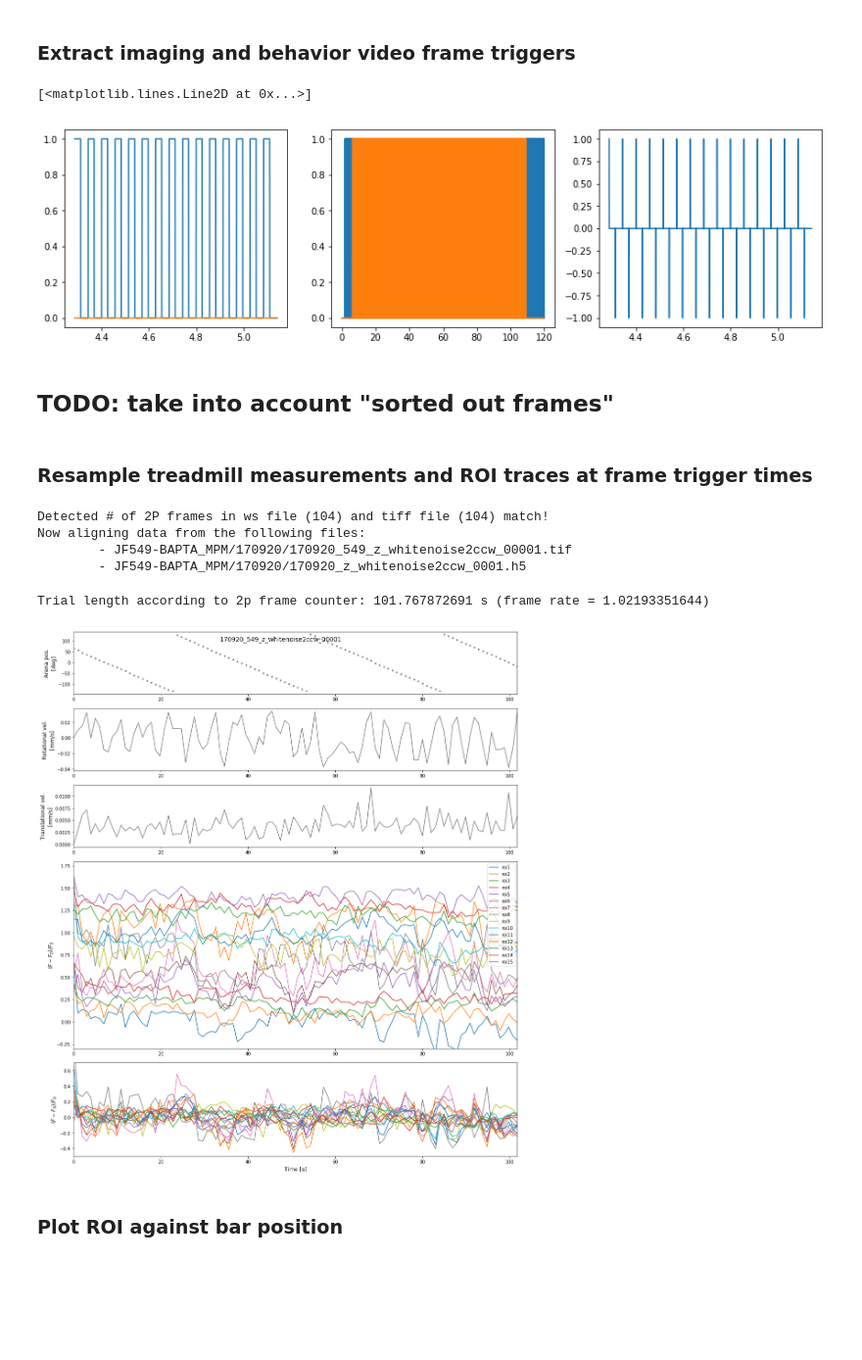
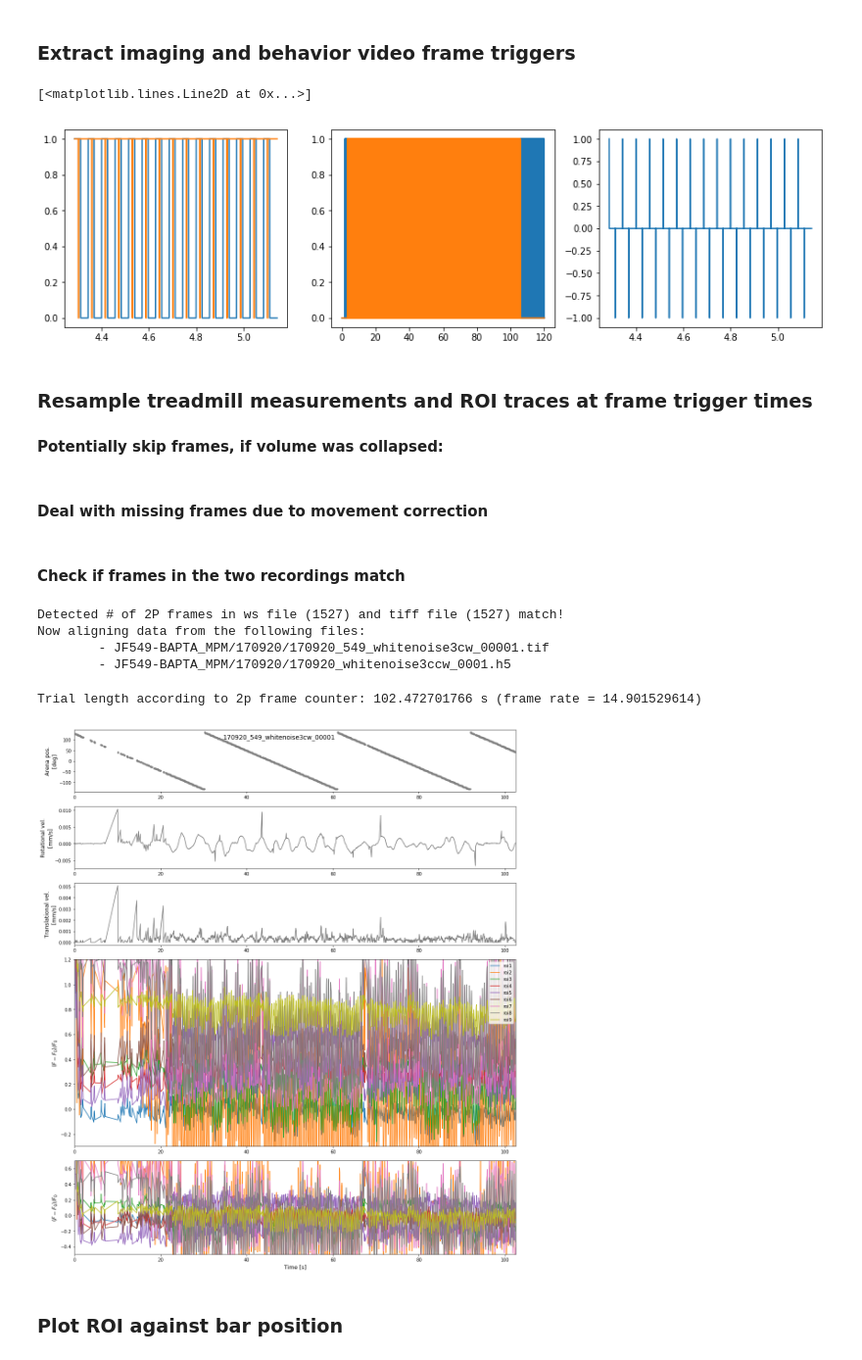
Before and after one commit to hjmh/beeImaging, a Jupyter notebook: AnalyzeBehaviorAndImaging.ipynb, the cells around one changed output. Shown at 98% size. Drawn from its saved outputs; the diff is of its cells as text; code cells hidden in the pictures; blank space fills up the shorter version.

```diff
--- a/AnalyzeBehaviorAndImaging.ipynb
+++ b/AnalyzeBehaviorAndImaging.ipynb
@@ -30,9 +30,9 @@ from analogTMprocessing import processTMSignals, myInterpol, mysmooth
 # %%
 parentDir = sep.join(getcwd().split(sep)[:-1])
 
-rawtiff = 'JF549-BAPTA_MPM/170920/170920_549_z_whitenoise2ccw_00001.tif'
+rawtiff = 'JF549-BAPTA_MPM/170920/170920_549_whitenoise3cw_00001.tif'
 
-rawh5 = 'JF549-BAPTA_MPM/170920/170920_z_whitenoise2ccw_0001.h5'
+rawh5 = 'JF549-BAPTA_MPM/170920/170920_whitenoise3ccw_0001.h5'
 
 [dye, date, expt] = rawtiff.split(sep)
 plotDir = parentDir + sep + 'Plots'
@@ -305,9 +305,8 @@ axs[1].plot(time, trig_bin['TwoPFrameClock'])
 axs[2].plot(time[ts:te], baslerRE[ts:te])
 # %% [output]
 [<matplotlib.lines.Line2D at 0x...>]
-[figure, old version]
+[figure, new version]
-# %% [markdown]
-## TODO: take into account "sorted out frames"
 # %% [markdown]
 ### Resample treadmill measurements and ROI traces at frame trigger times
+#### Potentially skip frames, if volume was collapsed:
 # %%
@@ -315,5 +313,12 @@ axs[2].plot(time[ts:te], baslerRE[ts:te])
 twoPInds = twoPInds[::roiData['fpv']]
 twoPFrame = twoPFrame[::roiData['fpv']]
+# %% [markdown]
+#### Deal with missing frames due to movement correction
+# %%
+twoPInds = twoPInds[np.where(roiData['slctframes'])[0]]
+twoPFrame = twoPFrame[np.where(roiData['slctframes'])[0]]
+# %% [markdown]
+#### Check if frames in the two recordings match
 # %%
 if roiData['numframes'] == len(twoPInds):
     print('Detected # of 2P frames in ws file ('+str(len(twoPInds))+') and tiff file ('+str(roiData['numframes'])+') match!')
@@ -325,10 +330,10 @@ else:
     print('\t 2P: '+str(len(twoPInds)))
     print('\t ROIs: '+str(roiData['numframes']))
 # %% [output]
-Detected # of 2P frames in ws file (104) and tiff file (104) match!
+Detected # of 2P frames in ws file (1527) and tiff file (1527) match!
 Now aligning data from the following files:
-        - JF549-BAPTA_MPM/170920/170920_549_z_whitenoise2ccw_00001.tif
-        - JF549-BAPTA_MPM/170920/170920_z_whitenoise2ccw_0001.h5
+        - JF549-BAPTA_MPM/170920/170920_549_whitenoise3cw_00001.tif
+        - JF549-BAPTA_MPM/170920/170920_whitenoise3ccw_0001.h5
 # %%
 # Generate new time vector that starts counting at first 2P frame
 time_2p = twoPFrame-twoPFrame[0]
@@ -342,7 +347,7 @@ yTM_2p = myInterpol(twoPFrame, time, yTM)
 theta_2p = myInterpol(twoPFrame, time, theta)
 arena_2p = myInterpol(twoPFrame, time, arena)
 # %% [output]
-Trial length according to 2p frame counter: 101.767872691 s (frame rate = 1.02193351644)
+Trial length according to 2p frame counter: 102.472701766 s (frame rate = 14.901529614)
 # %%
 # Recompute velocities from these counts
 rotV_2p = np.hstack( (0, np.diff(theta_2p)) ) #tmParams['rBall']
@@ -352,43 +357,45 @@ transV_2p = np.hypot(np.hstack( (0, np.diff(xTM_2p)) ), np.hstack( (0, np.diff(y
 # %%
 velROIFig, axs = plt.subplots(5,1,figsize=(15,17), gridspec_kw={'height_ratios':[1,1,1,3,1.5]})
 
 roiOffset = 0.1
 
-axs[0].plot(time_2p,arena_2p,'.',color='grey')
+ts = 0
+te = len(twoPInds)-1
+
+axs[0].plot(time_2p[ts:te],arena_2p[ts:te],'.',color='grey')
 axs[0].set_ylabel('Arena pos.\n[deg]', fontsize=12)
-axs[0].set_xlim(0,time_2p[-1])
 
-axs[1].plot(time_2p,rotV_2p,color='grey')
+axs[1].plot(time_2p[ts:te],rotV_2p[ts:te],color='grey')
 axs[1].set_ylabel('Rotational vel.\n[mm/s]', fontsize=12)
-axs[1].set_xlim(0,time_2p[-1])
 
-axs[2].plot(time_2p, transV_2p,color='grey')
+axs[2].plot(time_2p[ts:te], transV_2p[ts:te],color='grey')
 axs[2].set_ylabel('Translational vel.\n[mm/s]', fontsize=12)
-axs[2].set_xlim(0,time_2p[-1])
+
 
 for r in np.arange(roiData['numRoi']):
 
-    bl = roiData['roiTS'][:,r].mean(0)
-    axs[3].plot(time_2p, (roiData['roiTS'][:,r]-bl)/bl + roiOffset*r)
+    bl = roiData['roiTS'][ts:te,r].mean(0)
+    axs[3].plot(time_2p[ts:te], (roiData['roiTS'][ts:te,r]-bl)/bl + roiOffset*r)
     axs[3].set_ylabel('$(F - F_0) / F_0$', fontsize=12)
 
-    axs[4].plot(time_2p, (roiData['roiTS'][:,r]-bl)/bl)
+    axs[4].plot(time_2p[ts:te], (roiData['roiTS'][ts:te,r]-bl)/bl)
     axs[4].set_ylabel('$(F - F_0) / F_0$', fontsize=12)
 
 axs[3].set_ylim(-0.3,0.4+r*roiOffset)
 axs[3].legend(['roi'+str(r+1) for r in range(roiData['numRoi'])],loc=1)
-axs[3].set_xlim(0,time_2p[-1])
 
 axs[4].set_ylim(-0.5,0.7)
 axs[4].set_xlabel('Time [s]', fontsize=12)
-axs[4].set_xlim(0,time_2p[-1])
+
+for i in range(len(axs)):
+    axs[i].set_xlim(time_2p[ts],time_2p[te])
 
 velROIFig.suptitle(expt[:-4], fontsize=14)
 velROIFig.tight_layout()
 
 velROIFig.savefig(saveDir+sep+'walkingVel-ROIs_'+expt[:-4]+'.pdf', format = 'pdf')
 # %% [output]
-[figure, old version]
+[figure, new version]
 # %% [markdown]
 ### Plot ROI against bar position
 # %% [markdown]
```
Also changed, not shown: parts of 8 cells of this notebook, 1 other file.
